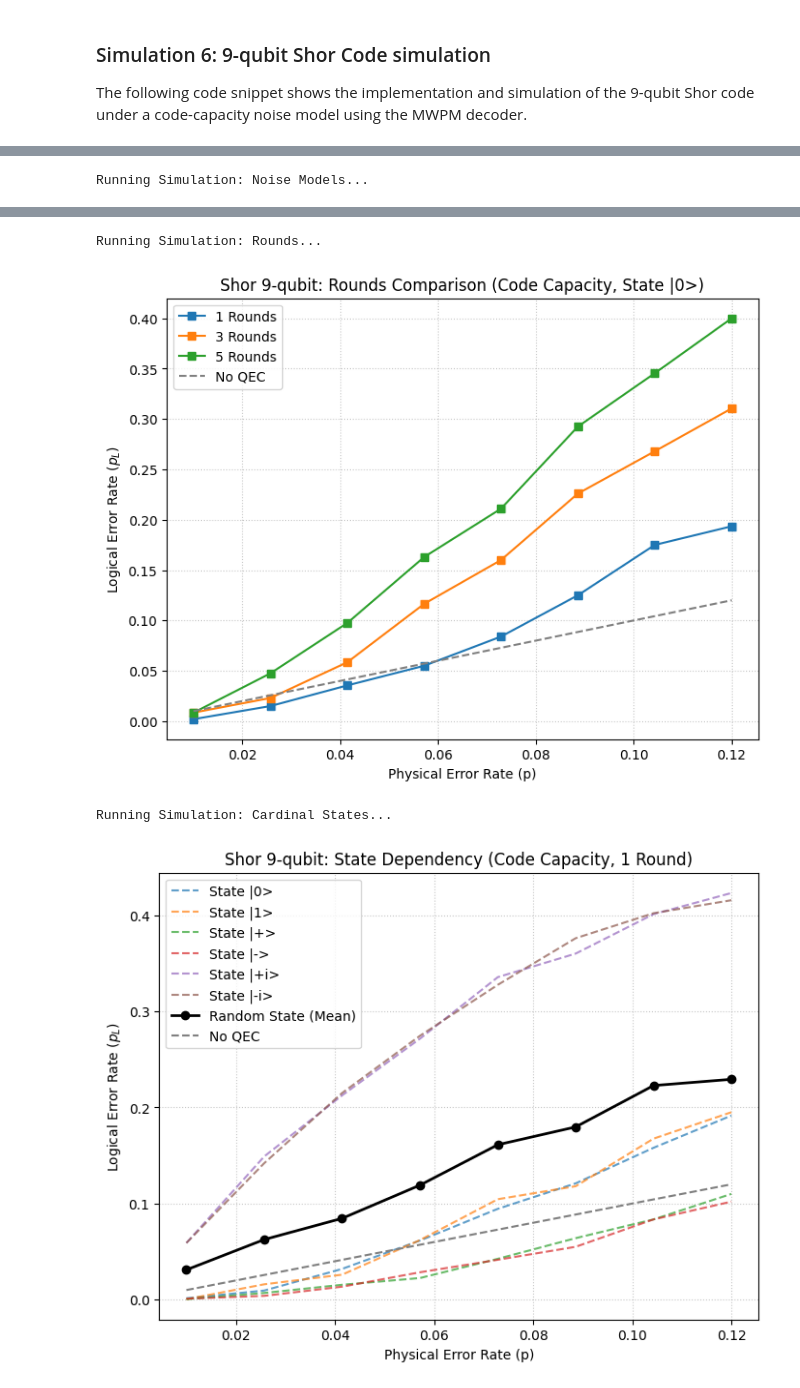
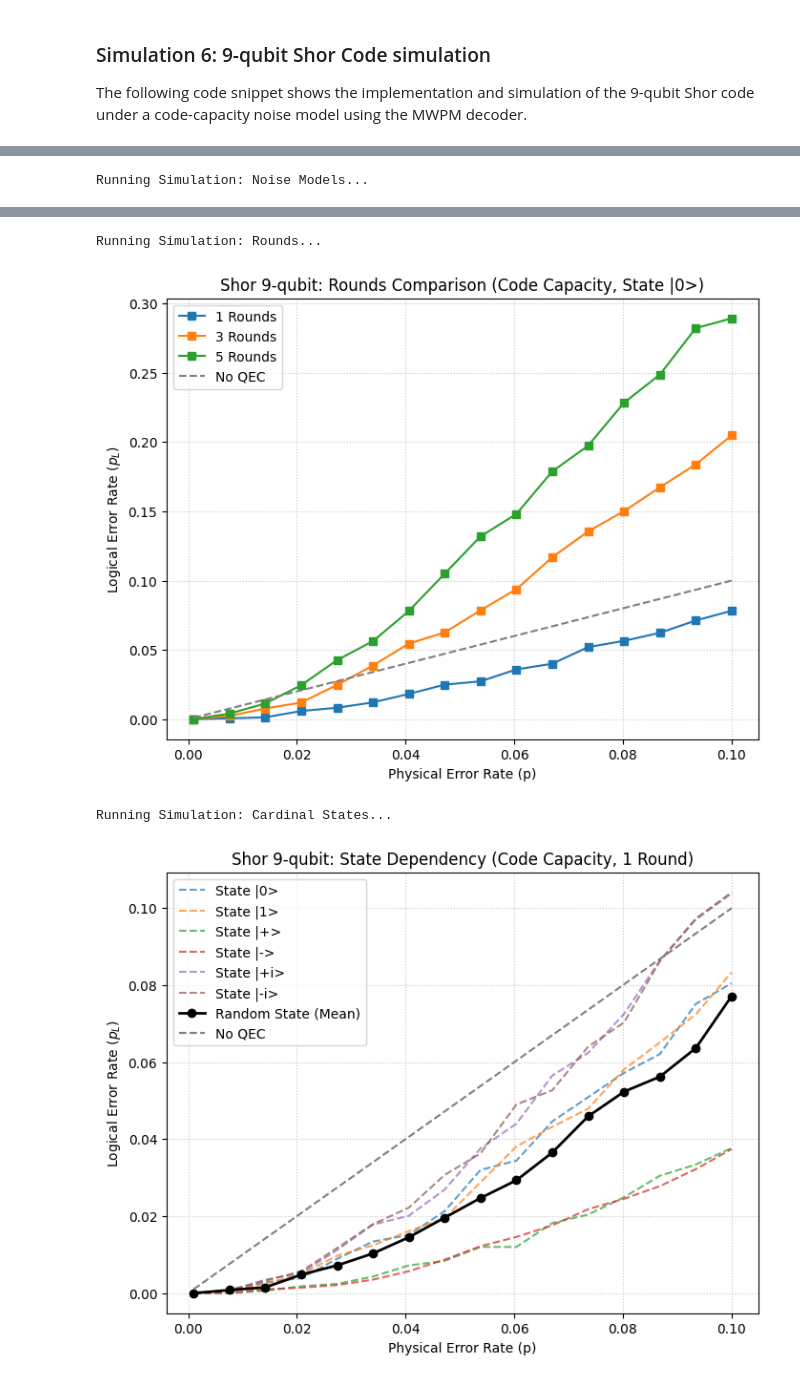
Before and after one commit to othermore/TFM_QEC_2D_color_code_decoders, a Jupyter notebook: src/chapter_5/chapter_5.ipynb, the cells around one changed output, grey strips where cells are left out. Saved outputs shown, nothing was run; the diff lists cells and outputs as text; code cells hidden in the pictures.

````diff
--- a/src/chapter_5/chapter_5.ipynb
+++ b/src/chapter_5/chapter_5.ipynb
@@ -329,8 +329,8 @@ with open('s6_shor_9_code.py', 'r') as f:
 
 display(Markdown(f"```python\n{codigo}\n```"))
 
-shots = 2000
-p_rates = np.linspace(0.01, 0.12, 8)
+shots = 10000
+p_rates = np.linspace(0.001, 0.10, 16)
 
 # 1. Noise Model Comparison
 print("Running Simulation: Noise Models...")
@@ -444,4 +444,4 @@ Running Simulation: Noise Models...
 Running Simulation: Rounds...
-[figure, old version]
+[figure, new version]
 Running Simulation: Cardinal States...
-[figure, old version]
+[figure, new version]
````
Also changed, not shown: parts of 1 cell of this notebook, 4 other files.
